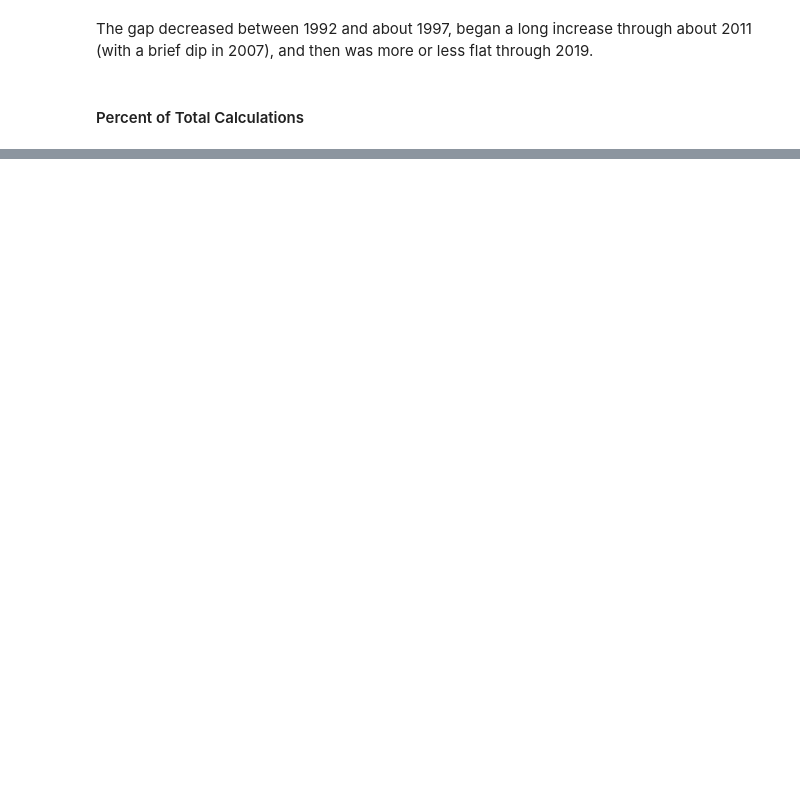
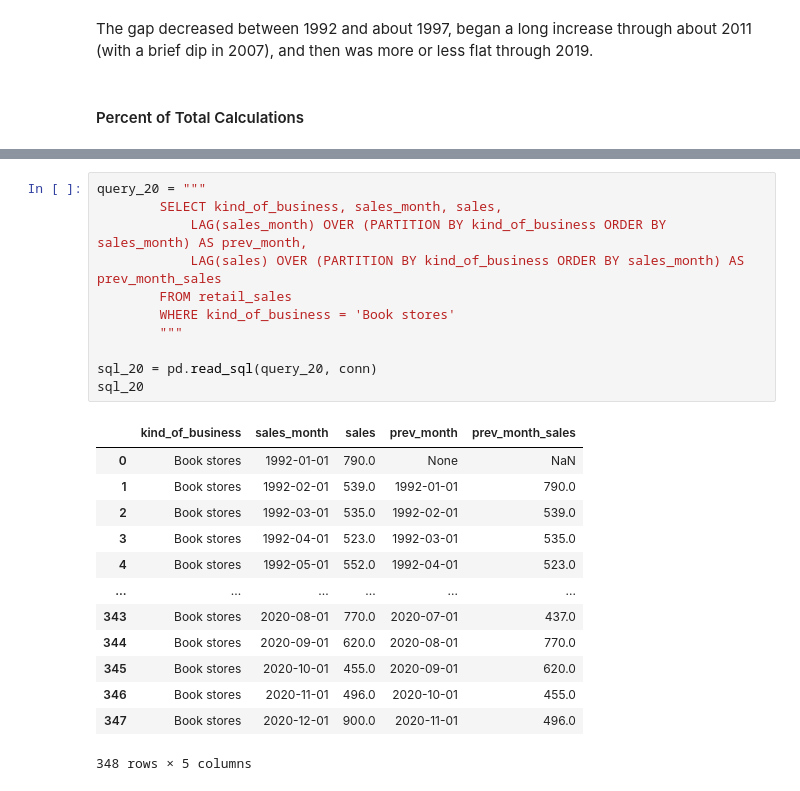
Before and after one commit to mittwoch09/Today-I-Learned, a Jupyter notebook: DataAnalysis/TimeSeriesAnalysis/time-series-analysis.ipynb, the cells around one changed output, grey strips where cells are left out. Drawn from its saved outputs; the diff is of its cells as text; blank space fills up the shorter version.

```diff
--- a/DataAnalysis/TimeSeriesAnalysis/time-series-analysis.ipynb
+++ b/DataAnalysis/TimeSeriesAnalysis/time-series-analysis.ipynb
@@ -216,0 +702,25 @@ The gap decreased between 1992 and about 1997, began a long increase through abo
+# %%
+query_20 = """
+        SELECT kind_of_business, sales_month, sales,
+            LAG(sales_month) OVER (PARTITION BY kind_of_business ORDER BY sales_month) AS prev_month,
+            LAG(sales) OVER (PARTITION BY kind_of_business ORDER BY sales_month) AS prev_month_sales
+        FROM retail_sales
+        WHERE kind_of_business = 'Book stores'
+        """
+
+sql_20 = pd.read_sql(query_20, conn)
+sql_20
+# %% [output]
+|  | kind_of_business | sales_month | sales | prev_month | prev_month_sales |
+| 0 | Book stores | 1992-01-01 | 790.0 | None | NaN |
+| 1 | Book stores | 1992-02-01 | 539.0 | 1992-01-01 | 790.0 |
+| 2 | Book stores | 1992-03-01 | 535.0 | 1992-02-01 | 539.0 |
+| 3 | Book stores | 1992-04-01 | 523.0 | 1992-03-01 | 535.0 |
+| 4 | Book stores | 1992-05-01 | 552.0 | 1992-04-01 | 523.0 |
+| ... | ... | ... | ... | ... | ... |
+| 343 | Book stores | 2020-08-01 | 770.0 | 2020-07-01 | 437.0 |
+| 344 | Book stores | 2020-09-01 | 620.0 | 2020-08-01 | 770.0 |
+| 345 | Book stores | 2020-10-01 | 455.0 | 2020-09-01 | 620.0 |
+| 346 | Book stores | 2020-11-01 | 496.0 | 2020-10-01 | 455.0 |
+| 347 | Book stores | 2020-12-01 | 900.0 | 2020-11-01 | 496.0 |
+348 rows × 5 columns
```
Also changed, not shown: parts of 62 cells of this notebook.
